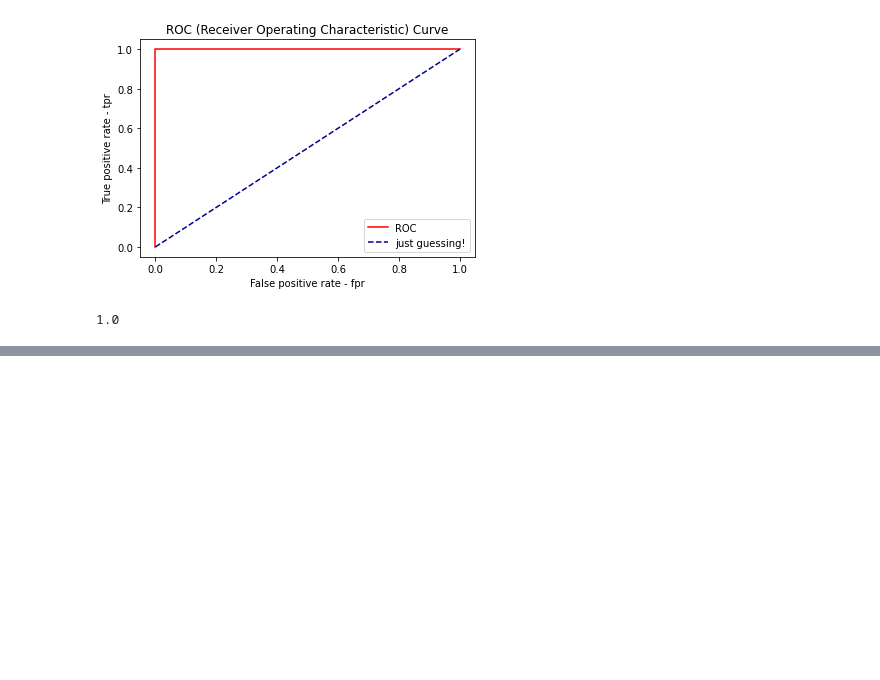
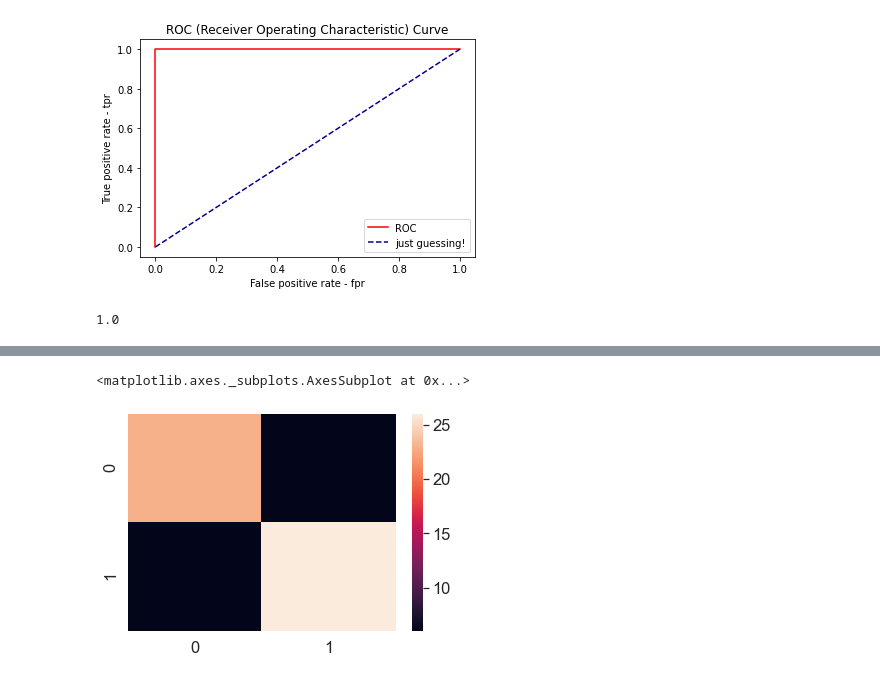
Before and after one commit to ineelhere/Machine-Learning-and-Data-Science, a Jupyter notebook: scikit-learn/5-Evaluating-ML-model.ipynb, the cells around one changed output, grey strips where cells are left out. Saved outputs shown, nothing was run; the diff lists cells and outputs as text; code cells hidden in the pictures; blank space fills up the shorter version.

```diff
--- a/scikit-learn/5-Evaluating-ML-model.ipynb
+++ b/scikit-learn/5-Evaluating-ML-model.ipynb
@@ -533,0 +536,6 @@ roc_auc_score(y_test, y_test)
+# %%
+from sklearn.metrics import confusion_matrix
+
+y_preds = clf.predict(x_test)
+
+confusion_matrix(y_test, y_preds)
@@ -533,0 +560,17 @@ roc_auc_score(y_test, y_test)
+# %%
+# one step further - make the visualization better with seaborn heatmap
+# https://seaborn.pydata.org/generated/seaborn.heatmap.html
+
+import seaborn as sns
+
+#set font scale
+sns.set(font_scale=1.5)
+
+#create a confusion matrix
+cm = confusion_matrix(y_test,y_preds)
+
+#plot it with seaborn
+sns.heatmap(cm)
+# %% [output]
+<matplotlib.axes._subplots.AxesSubplot at 0x...>
+[figure, added]
```
Also changed, not shown: parts of 14 cells of this notebook.
